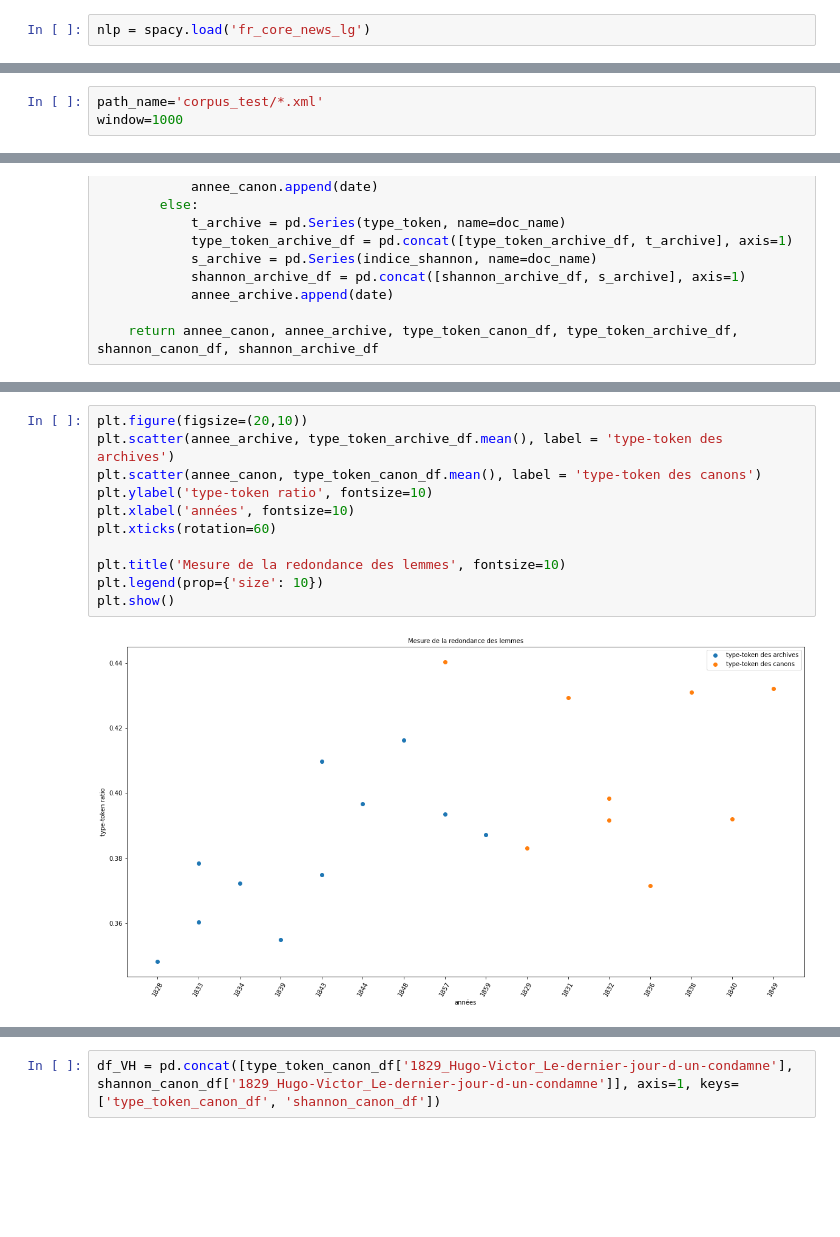
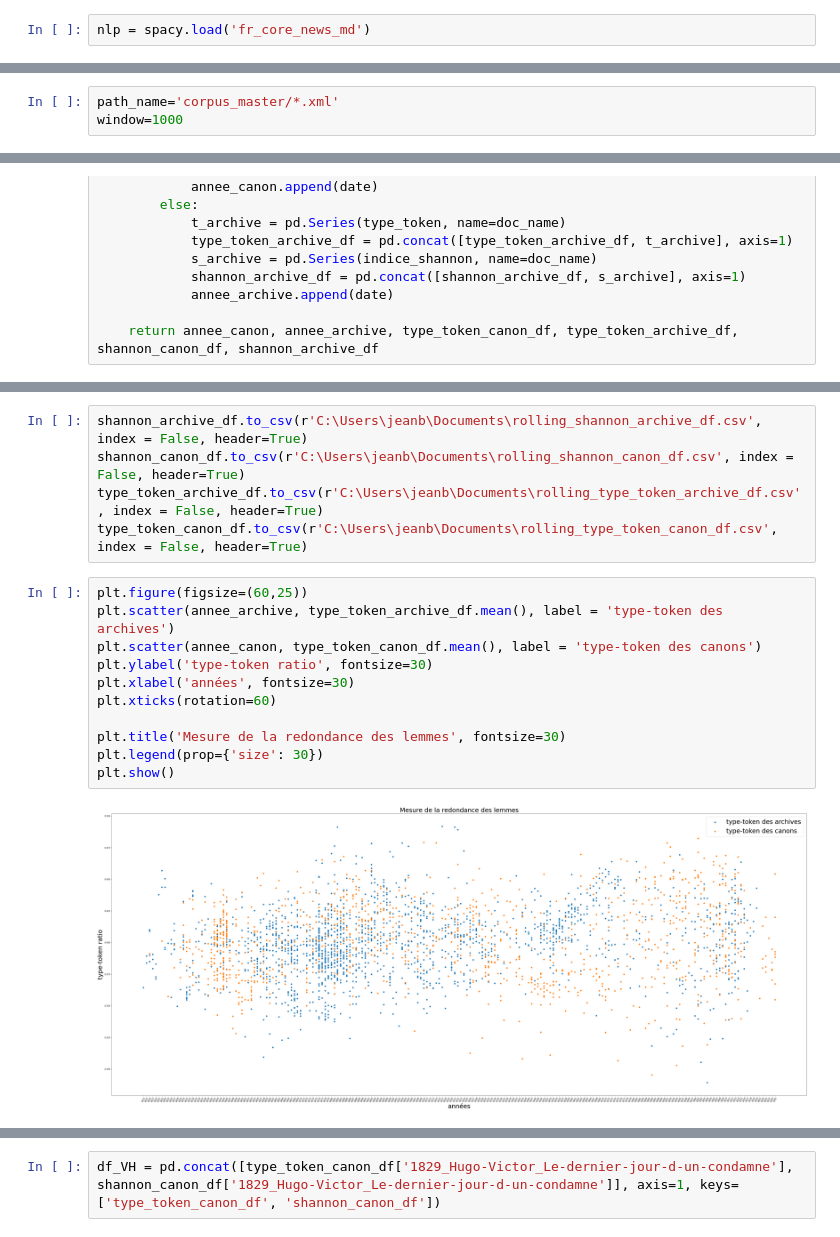
Before and after one commit to crazyjeannot/canons, a Jupyter notebook: rolling_stylometry.ipynb, the cells around one changed output, grey strips where cells are left out. Saved outputs shown, nothing was run; the diff lists cells and outputs as text; blank space fills up the shorter version.

Commit message:
maj rolling_stylometry notebook

```diff
--- a/rolling_stylometry.ipynb
+++ b/rolling_stylometry.ipynb
@@ -12,4 +12,4 @@ from unicodedata import normalize
 # %%
 %matplotlib inline
 # %%
-nlp = spacy.load('fr_core_news_lg')
+nlp = spacy.load('fr_core_news_md')
@@ -84,5 +82,5 @@ rolling avec passage type-token et shannon
 # %%
-path_name='corpus_test/*.xml'
+path_name='corpus_master/*.xml'
 window=1000
 # %%
 def moulinette(path_name, window):
@@ -198,14 +234,19 @@ type_token_canon_df.describe()
+# %%
+shannon_archive_df.to_csv(r'C:\Users\jeanb\Documents\rolling_shannon_archive_df.csv', index = False, header=True)
+shannon_canon_df.to_csv(r'C:\Users\jeanb\Documents\rolling_shannon_canon_df.csv', index = False, header=True)
+type_token_archive_df.to_csv(r'C:\Users\jeanb\Documents\rolling_type_token_archive_df.csv', index = False, header=True)
+type_token_canon_df.to_csv(r'C:\Users\jeanb\Documents\rolling_type_token_canon_df.csv', index = False, header=True)
 # %%
-plt.figure(figsize=(20,10))
+plt.figure(figsize=(60,25))
 plt.scatter(annee_archive, type_token_archive_df.mean(), label = 'type-token des archives')
 plt.scatter(annee_canon, type_token_canon_df.mean(), label = 'type-token des canons')
-plt.ylabel('type-token ratio', fontsize=10)
-plt.xlabel('années', fontsize=10)
+plt.ylabel('type-token ratio', fontsize=30)
+plt.xlabel('années', fontsize=30)
 plt.xticks(rotation=60)
 
-plt.title('Mesure de la redondance des lemmes', fontsize=10)
-plt.legend(prop={'size': 10})
+plt.title('Mesure de la redondance des lemmes', fontsize=30)
+plt.legend(prop={'size': 30})
 plt.show()
 # %% [output]
-[figure, old version]
+[figure, new version]
 # %%
```
Also changed, not shown: parts of 17 cells of this notebook.
